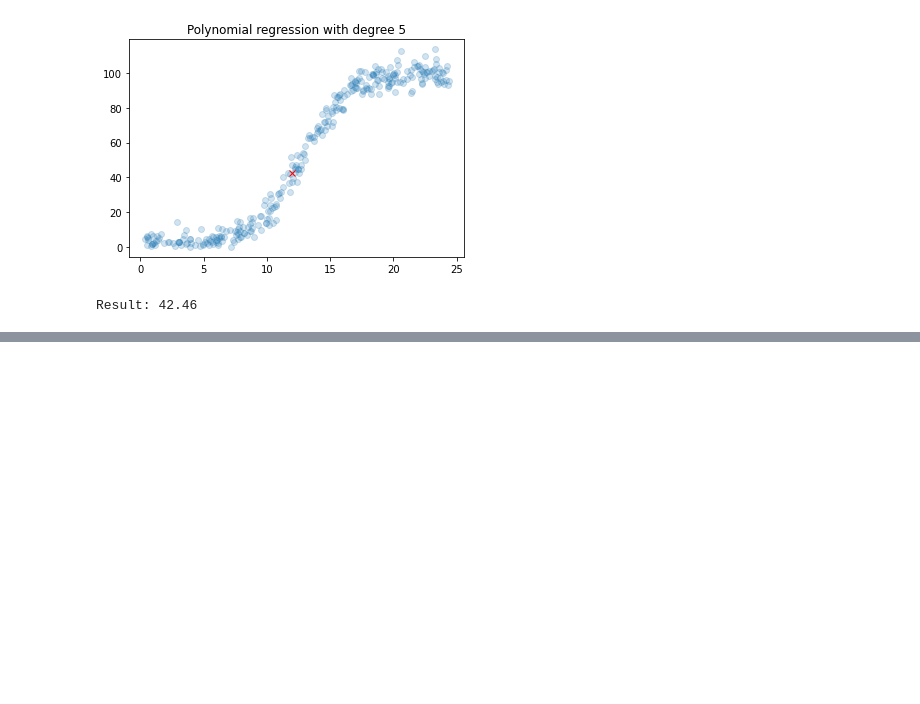
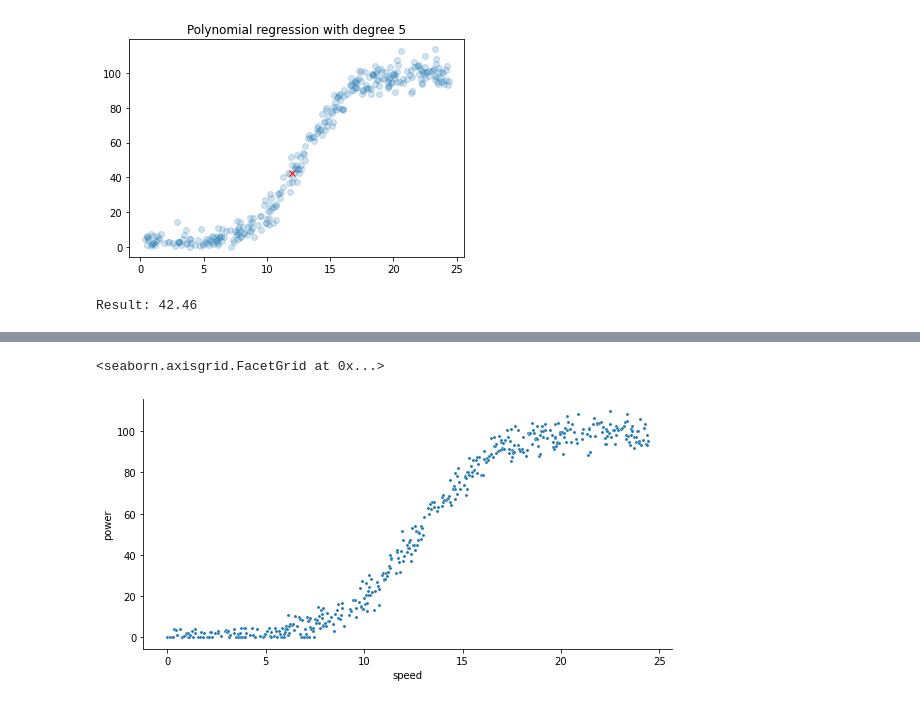
Before and after one commit to andkoc001/Machine-Learning-and-Statistics-Project, a Jupyter notebook: playground_for_trials.ipynb, the cells around one changed output, grey strips where cells are left out. Saved outputs shown, nothing was run; the diff lists cells and outputs as text; code cells hidden in the pictures; blank space fills up the shorter version.

Commit message:
testing k-means

```diff
--- a/playground_for_trials.ipynb
+++ b/playground_for_trials.ipynb
@@ -488,0 +554,22 @@ Result: 42.46
+# %%
+'''
+https://towardsdatascience.com/k-means-clustering-implementation-2018-ac5cd1e51d0a
+There are outliers in our data. Outliers are nothing but the values which are far off from other data points and which do not fit in our data and could hinder our accuracy.
+'''
+
+# clean the dataset by removing doubious observations
+
+# remove the observations where wind speed is less than 6 and the power output greated than 5 - these readings are considered affected by noise
+df = df_raw.drop(df_raw.loc[(df_raw.power > 5) & (df_raw.speed < 6)].index)
+
+# remove the observations where wind speed greater than 10 and power output is zero - these are considered errous readings (e.g. due to maintenance)
+df = df.drop(df.loc[(df.power == 0) & (df.speed > 10)].index)
+
+# remove the observations where wind power output is greater than 110 - these are considered errous readings (noise)
+df = df.drop(df.loc[(df.power > 110)].index)
+# %%
+df.shape
+sns.relplot(data=df, x="speed", y="power", s=10, height=4, aspect=2)
+# %% [output]
+<seaborn.axisgrid.FacetGrid at 0x...>
+[figure, added]
```
Also changed, not shown: parts of 8 cells of this notebook.
